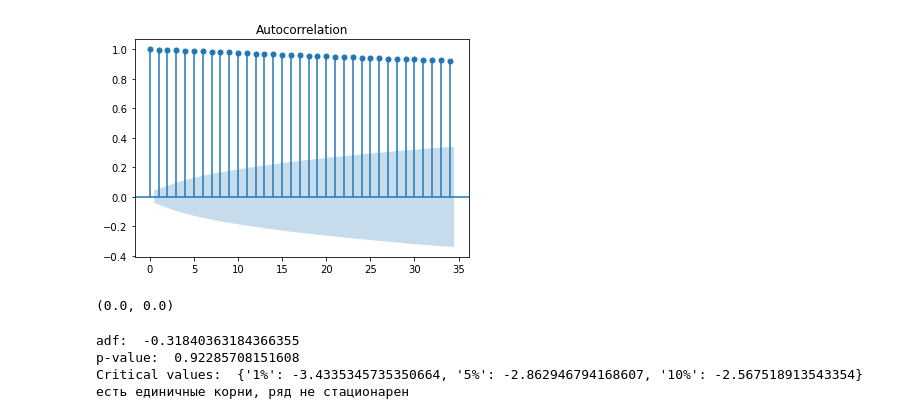
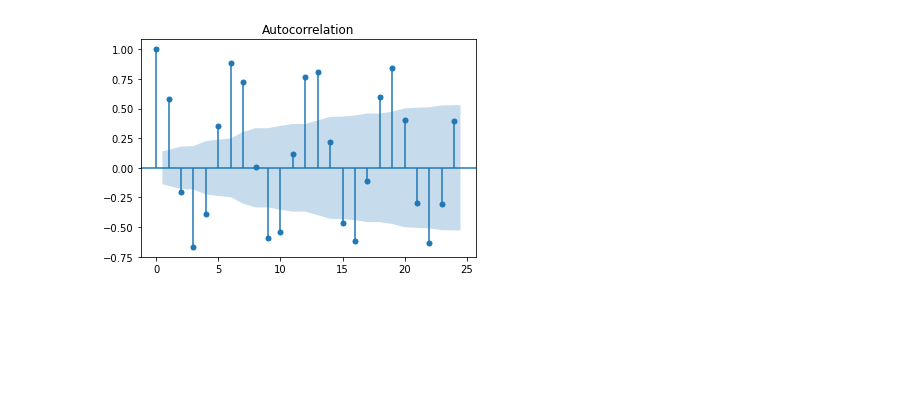
Before and after one commit to Zork777/ts_summer, a Jupyter notebook: week_1/home_work1.ipynb, the cells around one changed output. Cells and saved outputs as stored; diff of their text form; code cells hidden in the pictures; blank space fills up the shorter version.

```diff
--- a/week_1/home_work1.ipynb
+++ b/week_1/home_work1.ipynb
@@ -43,0 +25,3 @@ data.plot(figsize=(10, 8))
+# %%
+dataset = Dataset('../data/dataset/')
+ts = dataset['dow_jones_0.csv'].dropna()
@@ -43,0 +44,3 @@ data.plot(figsize=(10, 8))
+# %%
+ts = dataset['stl_example.csv'].dropna()
+ts.plot()
@@ -44,4 +50,4 @@ data.plot(figsize=(10, 8))
 # %%
-tsaplots.plot_acf(data);
+tsaplots.plot_acf(ts);
 # %% [output]
-[figure, old version]
+[figure, new version]
@@ -51,16 +53,0 @@ _, p_value = diagnostic.acorr_ljungbox(data)
-# %%
-# видим, что значения p-value сильно ниже порога (обычно 0.05, 0.01), значит мы смело отвергаем нулевую гипотезу
-# то есть данные явно не случайны
-max(p_value), min(p_value)
-# %% [output]
-(0.0, 0.0)
-# %%
-# проверим ряд на стационарость критерием Дики-Фуллера
-# видим, что p-value сильно выше порога, значит мы никак не можем отвергнуть нулевую гипотезу, следовательно -
-# ряд не стационарен
-test_adfuler(data)
-# %% [output]
-adf:  -0.31840363184366355
-p-value:  0.92285708151608
-Critical values:  {'1%': -3.4335345735350664, '5%': -2.862946794168607, '10%': -2.567518913543354}
-есть единичные корни, ряд не стационарен
```
Also changed, not shown: parts of 29 cells of this notebook, 23 other files.
